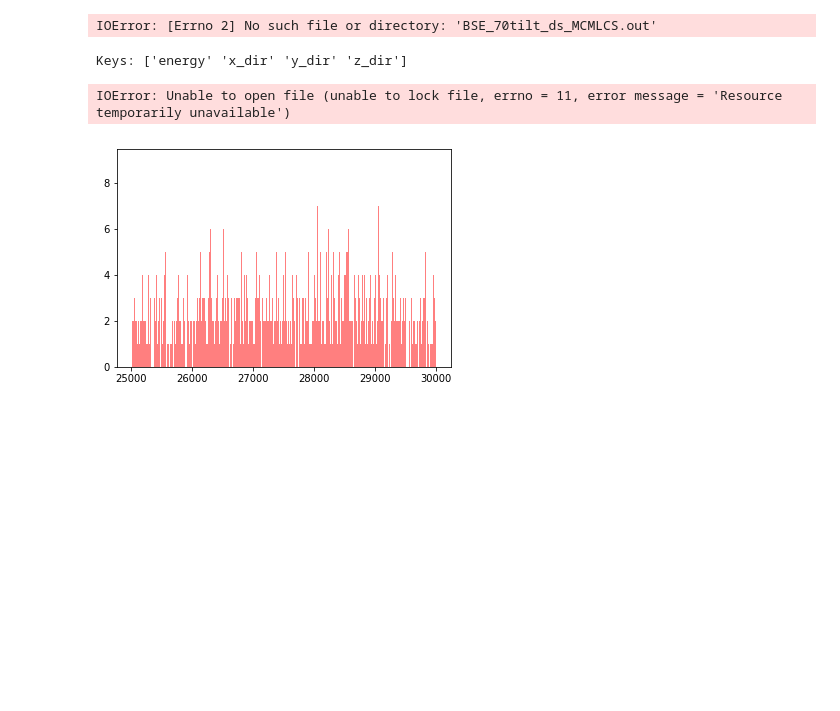
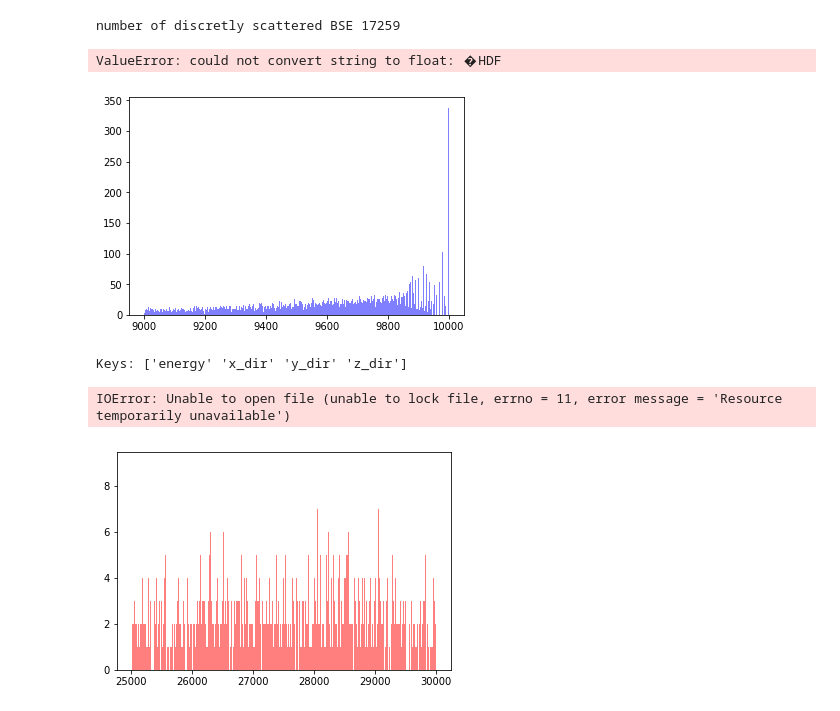
Before and after one commit to elena-pascal/MC-discrete, a Jupyter notebook: ploly_BSE.ipynb, the cells around one changed output. Saved outputs shown, nothing was run; the diff lists cells and outputs as text; code cells hidden in the pictures; blank space fills up the shorter version.

```diff
--- a/ploly_BSE.ipynb
+++ b/ploly_BSE.ipynb
@@ -43,5 +44,5 @@ number of CASINO BSE electrons 8440
 # %%
-file_discr = 'BSE_70tilt_ds_MCMLCS.out'
+file_discr = 'data/BSE_70tilt_ds_MCMLCS.out'
 
 BSE_discr = []
 with open(file_discr) as f:
@@ -72,7 +73,7 @@ trace_discr = go.Scatter(x = bins_mean,
 
 
 
-file_cont = 'BSE70tiltcont.out'
+file_cont = 'data/BSE70tiltcont.out'
 
 BSE_cont = []
 with open(file_cont) as f:
@@ -93,34 +94,36 @@ trace_cont = go.Scatter(x = bins_mean,
 
 
 #trace_cont = go.Histogram(x=BSE_cont,
 #                         marker=dict(
 #                         color = 'rgba(255, 182, 193, .9)',),
 #                         name = 'continuous',
                          #histnorm='probability'
 #                         )
 layout_log = go.Layout(
         title = '10 keV incident electrons on a 70 degrees tilted Al sample',
         font=dict( color='#7f7f7f'),
         paper_bgcolor='rgba(0,0,0,0)',
         plot_bgcolor='rgba(0,0,0,0)',
         yaxis=dict(#type='log',
              gridcolor= '#7f7f7f',
              title = 'BSE counts per 1 eV bin (#/1 eV)',
              zerolinecolor='#969696',
              range=[0, 350]
         ),
         xaxis=dict(
              gridcolor= '#7f7f7f',
              title = 'BSE energy (eV)',
              zerolinecolor='#969696',
              range=[9017, 10000])
     )
 
 datatrace = [trace_CASINO, trace_discr, trace_cont]
 fig = go.Figure(data=datatrace, layout=layout_log)
 py.iplot(fig, filename = 'BSE per 1eV at 75 tilt')
 # %% [output]
-IOError: [Errno 2] No such file or directory: 'BSE_70tilt_ds_MCMLCS.out'
+number of discretly scattered BSE 17259
+ValueError: could not convert string to float: �HDF
+[figure, added]
 # %%
 import h5py
 file_name = 'data/BSE70tiltcont.h5'
```
Also changed, not shown: parts of 4 cells of this notebook, 11 other files.
